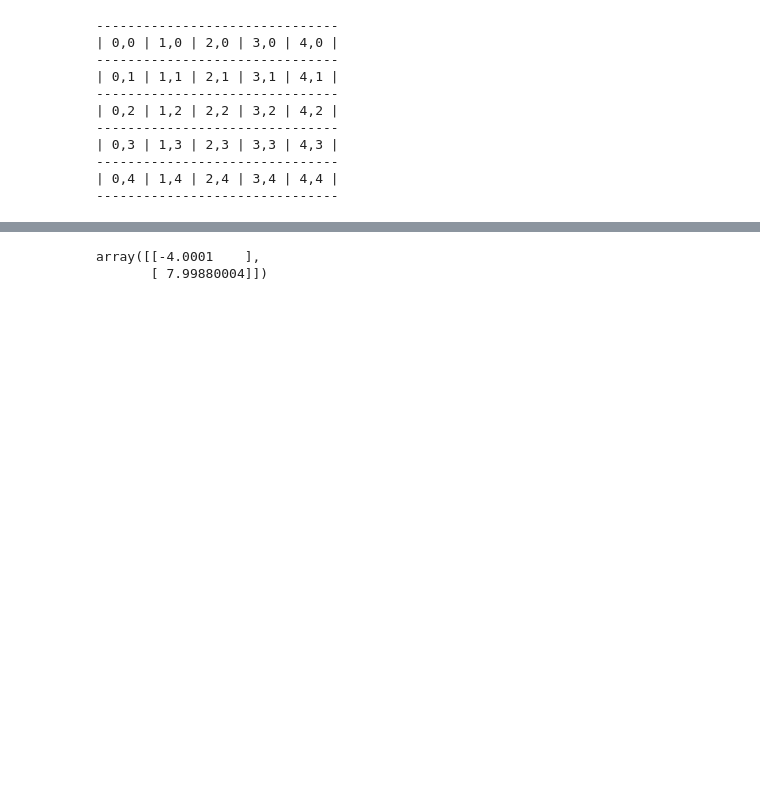
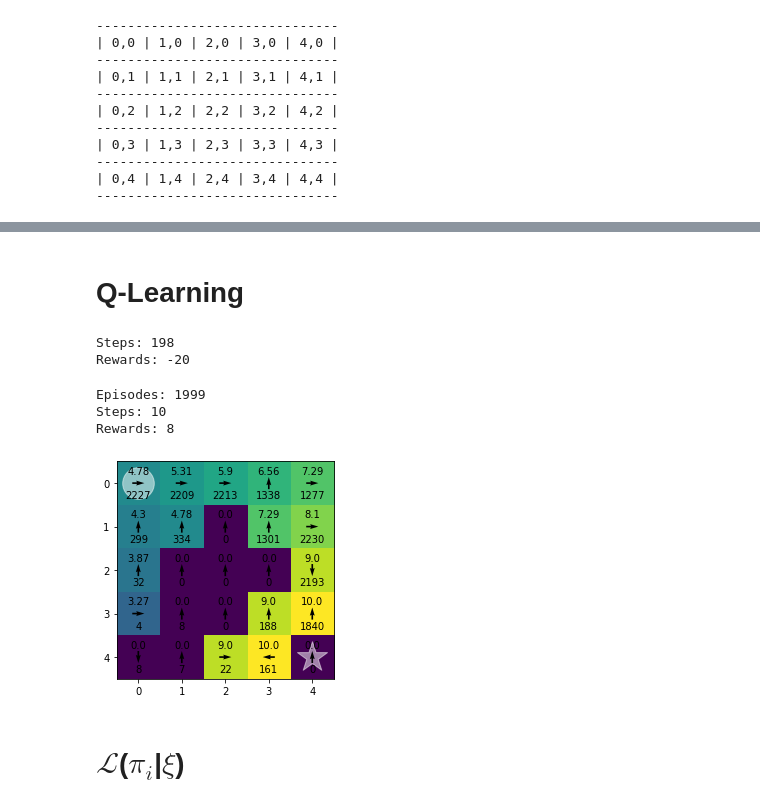
Before and after one commit to guialba/RL, a Jupyter notebook: Gridworld/AgentsDDO.ipynb, the cells around one changed output, grey strips where cells are left out. Cells and saved outputs as stored; diff of their text form; code cells hidden in the pictures; blank space fills up the shorter version.

```diff
--- a/Gridworld/AgentsDDO.ipynb
+++ b/Gridworld/AgentsDDO.ipynb
@@ -114,8 +18,0 @@ Rewards: -158
-# %%
-for episodes in range(100):
-    p.resetCount()
-    p.run(epsilon=0.1)
-
-print('Episodes:', episodes)
-print('Steps:', p.steps)
-print('Rewards:', p.totalReward)
@@ -251,17 +19,33 @@ for y in range(5):
-# %%
-import numpy as np
-
-def f(*theta):
-    # return sum([n**i for i,n in enumerate(theta)])
-    return theta[0]**2 * theta[1]**3 - 4*theta[1]
-
-def gradient(f, theta, h=0.0001):
-    df_dn = lambda x: (f(*[n+h if n==x else n for n in theta]) - f(*theta)) / h
-    return np.array([df_dn(n) for n in theta])
-
-
-p = [[2,-1]]
-gradient(f=f, theta=[np.array(l) for l in zip(*p)])
-# %% [output]
-array([[-4.0001    ],
-       [ 7.99880004]])
+# %%
+e_star = 0.3
+# %% [markdown]
+# Q-Learning
+# %%
+from actors import QLearning
+
+q = QLearning(g)
+q.run(epsilon=e_star)
+
+print('Steps:', q.steps)
+print('Rewards:', q.totalReward)
+# %% [output]
+Steps: 198
+Rewards: -20
+# %%
+for episodes in range(2000):
+    q.resetCount()
+    q.run(epsilon=e_star)
+
+print('Episodes:', episodes)
+print('Steps:', q.steps)
+print('Rewards:', q.totalReward)
+# %% [output]
+Episodes: 1999
+Steps: 10
+Rewards: 8
+# %%
+q.plot()
+# %% [output]
+[figure, added]
+# %% [markdown]
+# $\mathcal{L}$($\pi_i$|$\xi$)
```
Also changed, not shown: parts of 41 cells of this notebook, 3 other files.
